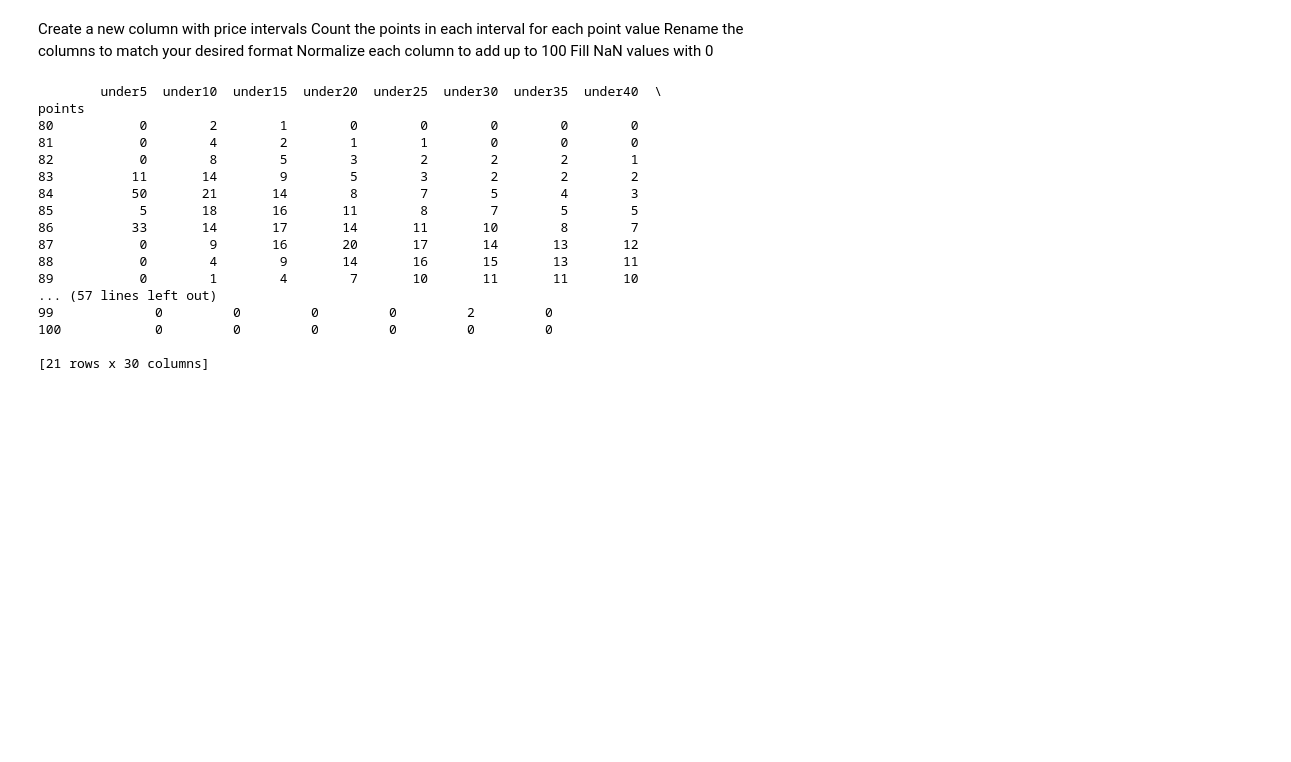
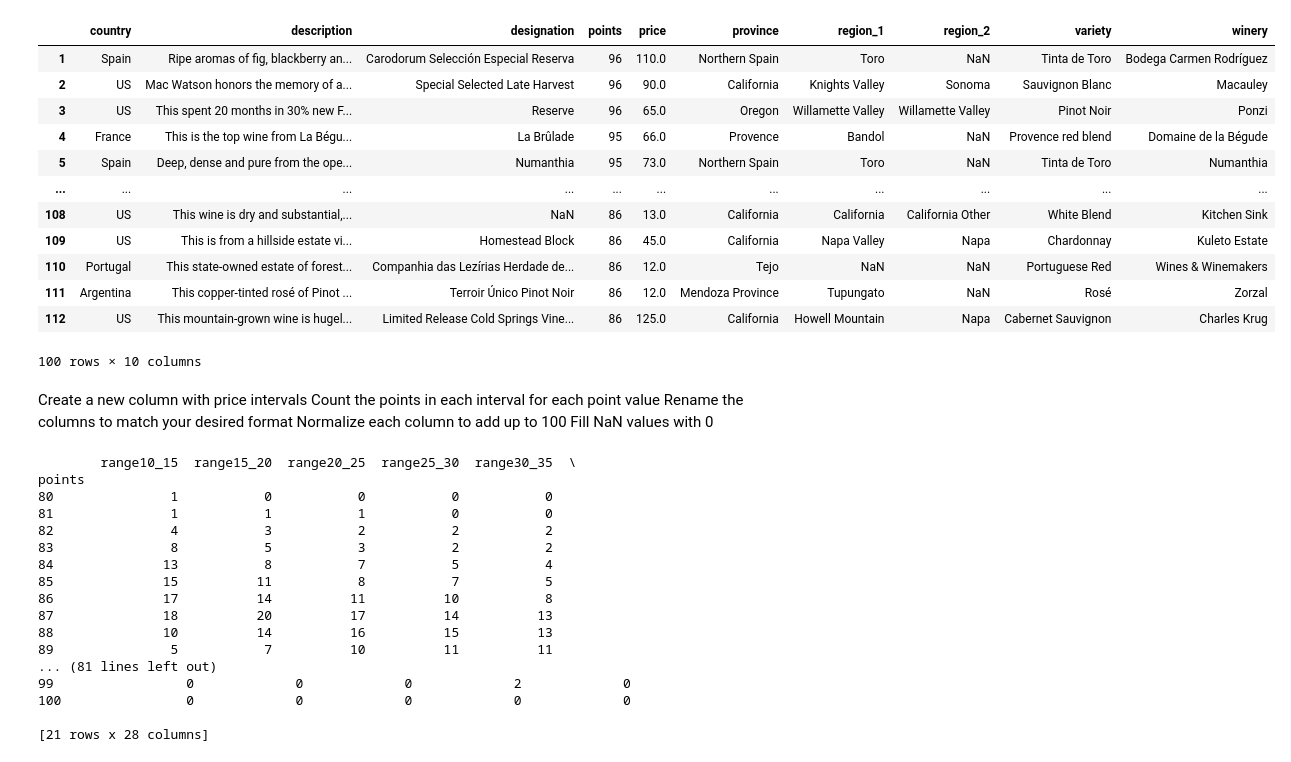
Before and after one commit to JasmnC/DS_MethodOfMovements, a Jupyter notebook: MoM.ipynb, the cells around one changed output. Saved outputs shown, nothing was run; the diff lists cells and outputs as text; code cells hidden in the pictures; blank space fills up the shorter version.

```diff
--- a/MoM.ipynb
+++ b/MoM.ipynb
@@ -11,8 +11,23 @@ Q99 = int(df["price"].quantile(0.99))
 # print(Q99)
 Q10 = int(df["price"].quantile(0.10))
 # %%
-df.drop(df[ (df['price'] > Q99)].index , inplace=True)
-# df.head(100)
+df = df[df['price'] <= Q99]
+df = df[df['price'] >= Q10]
+df.head(100)
+# %% [output]
+|  | country | description | designation | points | price | province | region_1 | region_2 | variety | winery |
+| 1 | Spain | Ripe aromas of fig, blackberry an... | Carodorum Selección Especial Reserva | 96 | 110.0 | Northern Spain | Toro | NaN | Tinta de Toro | Bodega Carmen Rodríguez |
+| 2 | US | Mac Watson honors the memory of a... | Special Selected Late Harvest | 96 | 90.0 | California | Knights Valley | Sonoma | Sauvignon Blanc | Macauley |
+| 3 | US | This spent 20 months in 30% new F... | Reserve | 96 | 65.0 | Oregon | Willamette Valley | Willamette Valley | Pinot Noir | Ponzi |
+| 4 | France | This is the top wine from La Bégu... | La Brûlade | 95 | 66.0 | Provence | Bandol | NaN | Provence red blend | Domaine de la Bégude |
+| 5 | Spain | Deep, dense and pure from the ope... | Numanthia | 95 | 73.0 | Northern Spain | Toro | NaN | Tinta de Toro | Numanthia |
+| ... | ... | ... | ... | ... | ... | ... | ... | ... | ... | ... |
+| 108 | US | This wine is dry and substantial,... | NaN | 86 | 13.0 | California | California | California Other | White Blend | Kitchen Sink |
+| 109 | US | This is from a hillside estate vi... | Homestead Block | 86 | 45.0 | California | Napa Valley | Napa | Chardonnay | Kuleto Estate |
+| 110 | Portugal | This state-owned estate of forest... | Companhia das Lezírias Herdade de... | 86 | 12.0 | Tejo | NaN | NaN | Portuguese Red | Wines & Winemakers |
+| 111 | Argentina | This copper-tinted rosé of Pinot ... | Terroir Único Pinot Noir | 86 | 12.0 | Mendoza Province | Tupungato | NaN | Rosé | Zorzal |
+| 112 | US | This mountain-grown wine is hugel... | Limited Release Cold Springs Vine... | 86 | 125.0 | California | Howell Mountain | Napa | Cabernet Sauvignon | Charles Krug |
+100 rows × 10 columns
 # %% [markdown]
 Create a new column with price intervals
 Count the points in each interval for each point value
@@ -20,30 +35,32 @@ Rename the columns to match your desired format
 Normalize each column to add up to 100
 Fill NaN values with 0
 # %%
-df['price_interval'] = pd.cut(df['price'], bins=np.arange(0, Q99+5, 5), right=False)
+df['price_interval'] = pd.cut(df['price'], bins=np.arange(5*(Q10//5), 5*(Q99//5)+5, 5), right=False)
 
 temp = pd.crosstab(index=df['points'], columns=df['price_interval'])
-temp.columns = ["under"+str(int(b)) for b in range(5,Q99+5,5)]
+temp.rows=[i for i in range(0,20)]
+temp.columns = ["range"+str(int(b))+"_"+str(int(b)+5) for b in range(5*(Q10//5),5*(Q99//5),5)]
+# print(temp)
 
 df = temp.apply(lambda x: (x / x.sum()) * 100, axis=0)
 df = df.fillna(0).astype(int)
 
 print(df)
 # %% [output]
-        under5  under10  under15  under20  under25  under30  under35  under40  \
+        range10_15  range15_20  range20_25  range25_30  range30_35  \
 points
-80           0        2        1        0        0        0        0        0
-81           0        4        2        1        1        0        0        0
-82           0        8        5        3        2        2        2        1
-83          11       14        9        5        3        2        2        2
-84          50       21       14        8        7        5        4        3
-85           5       18       16       11        8        7        5        5
-86          33       14       17       14       11       10        8        7
-87           0        9       16       20       17       14       13       12
-88           0        4        9       14       16       15       13       11
-89           0        1        4        7       10       11       11       10
-... (57 lines left out)
-99             0         0         0         0         2         0
-100            0         0         0         0         0         0
+80               1           0           0           0           0
+81               1           1           1           0           0
+82               4           3           2           2           2
+83               8           5           3           2           2
+84              13           8           7           5           4
+85              15          11           8           7           5
+86              17          14          11          10           8
+87              18          20          17          14          13
+88              10          14          16          15          13
+89               5           7          10          11          11
+... (81 lines left out)
+99                 0             0             0             2             0
+100                0             0             0             0             0
 
-[21 rows x 30 columns]
+[21 rows x 28 columns]
```
Also changed, not shown: parts of 18 cells of this notebook.
